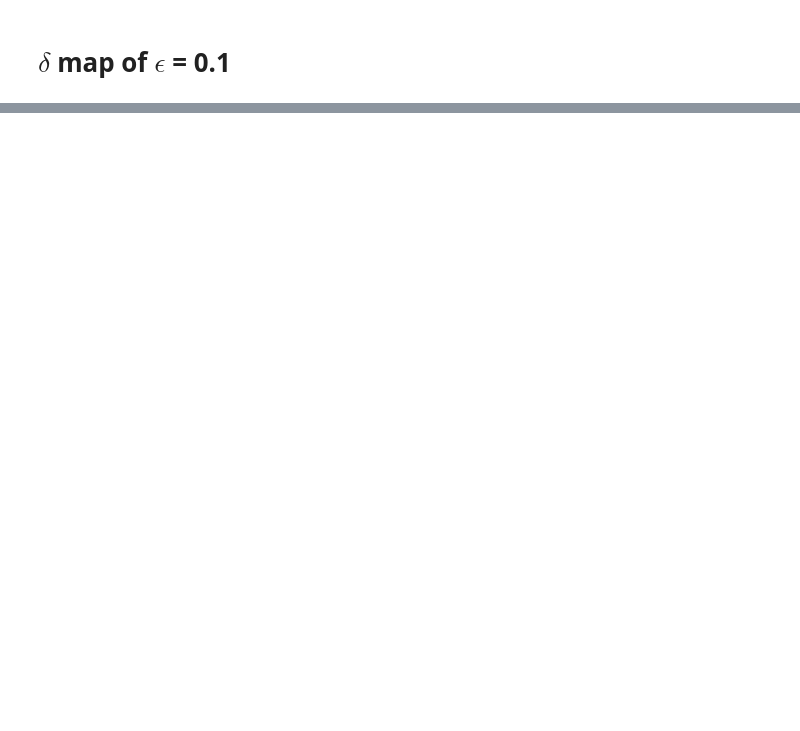
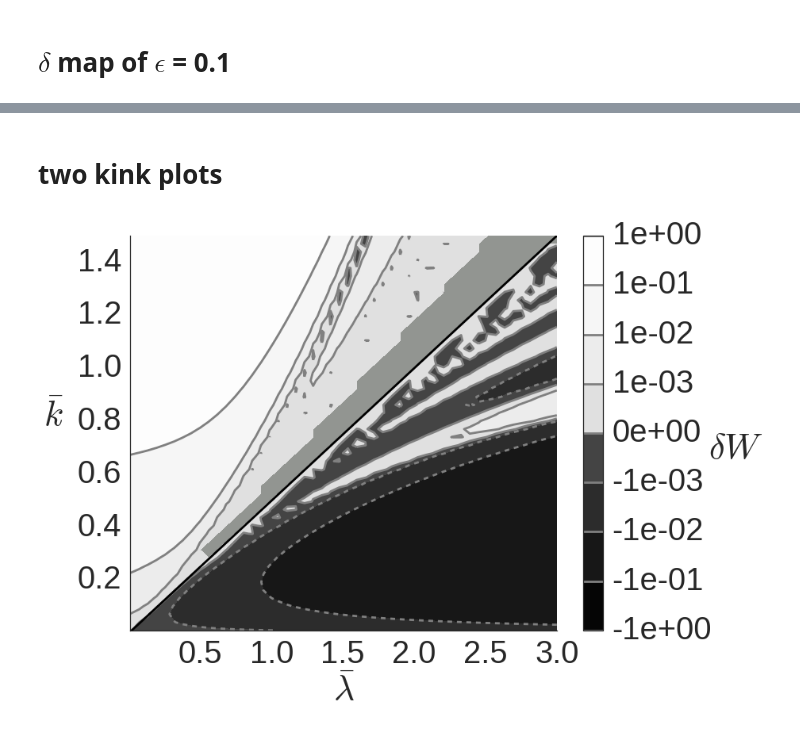
Before and after one commit to jensv/fluxtubestability, a Jupyter notebook: ipython_notebooks/paper_figures.ipynb, the cells around one changed output, grey strips where cells are left out. Saved outputs shown, nothing was run; the diff lists cells and outputs as text; code cells hidden in the pictures; blank space fills up the shorter version.

```diff
--- a/ipython_notebooks/paper_figures.ipynb
+++ b/ipython_notebooks/paper_figures.ipynb
@@ -533,0 +506,13 @@ plt.show()
+# %% [markdown]
+# two kink plots
+# %%
+plot.plot_lambda_k_space_dw('../../output/2016-01-18-14-03/meshes.npz',
+                            1., 'ep12-m1', mode_to_plot='m_neg_1',
+                            levels=[-1, -1e-1, -1e-2, -1e-3,
+                                    0, 1e-3, 1e-2, 1e-1, 1],
+                            norm=True, analytic_compare=False,
+                            log=True,
+                            label_pos=None,
+                            interpolate=False, cmap="Greys_r")
+# %% [output]
+[figure, added]
```
Also changed, not shown: parts of 10 cells of this notebook, 1 other file.
